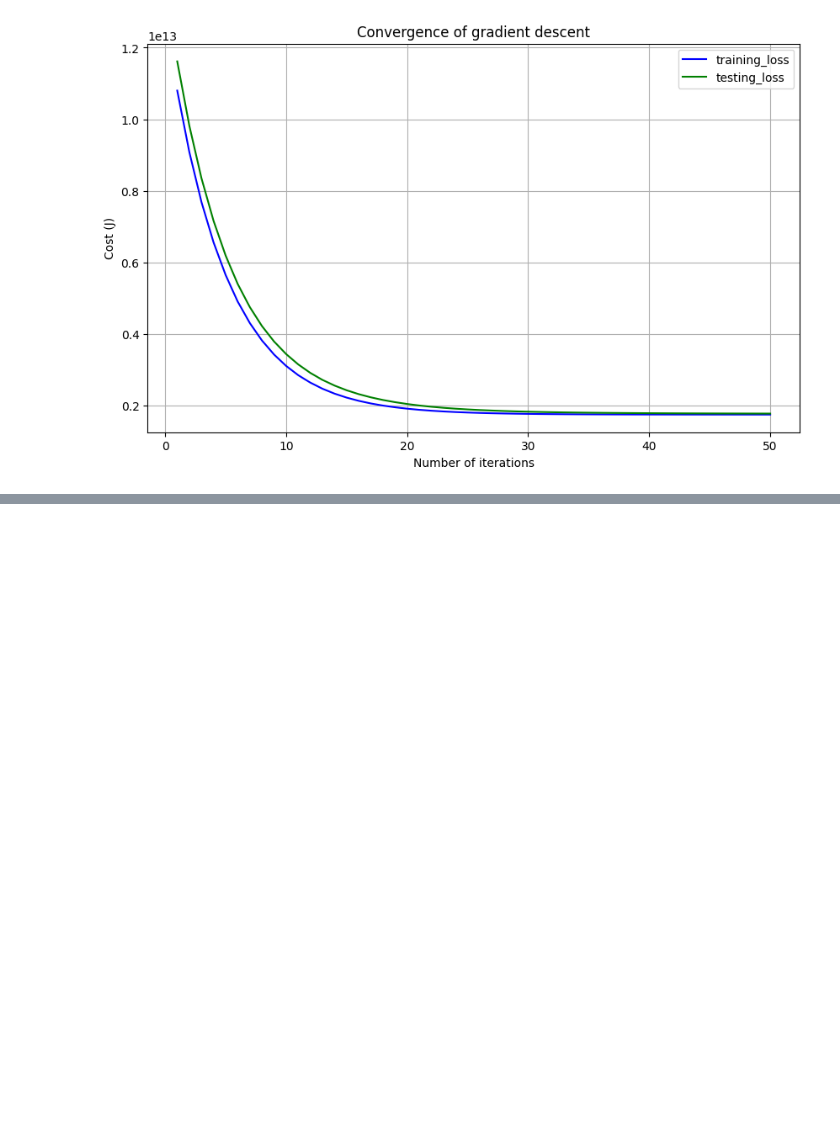
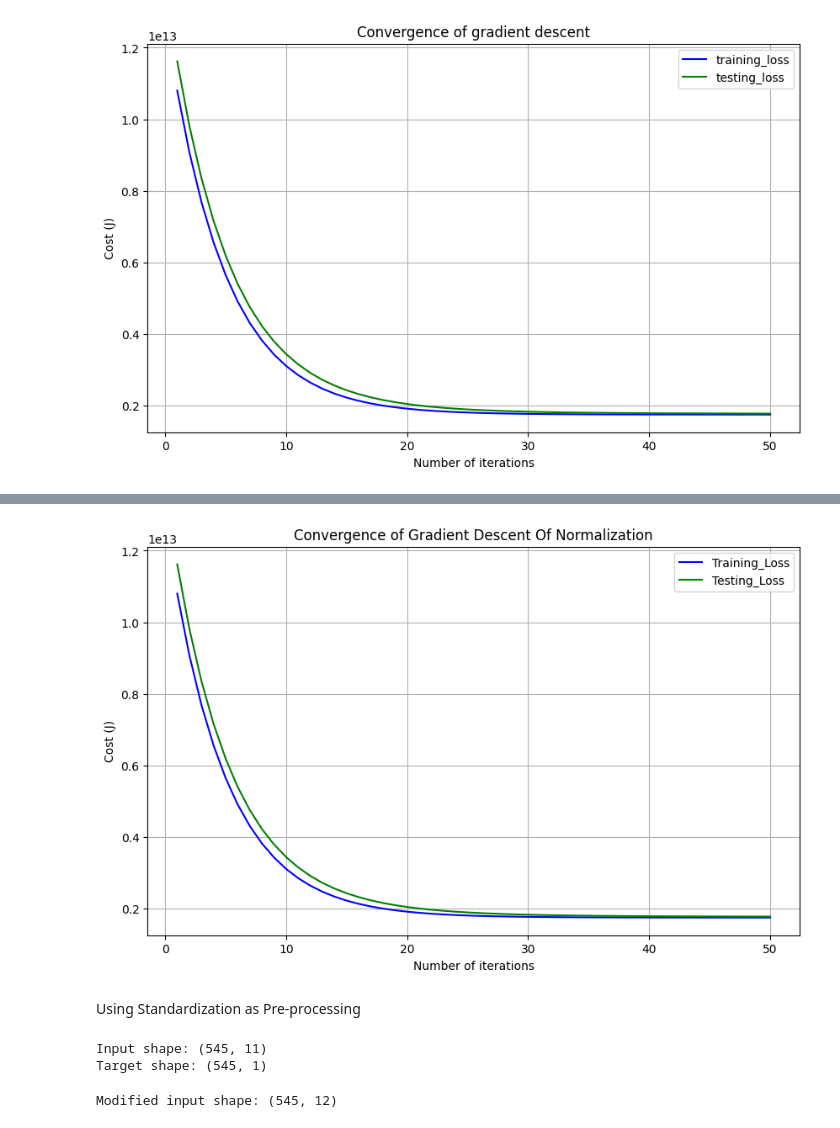
Before and after one commit to thanhnguyen031/Intro-Machine-Learning-4105, a Jupyter notebook: Assignment-2/Assignment2.ipynb, the cells around one changed output, grey strips where cells are left out. Cells and saved outputs as stored; diff of their text form; code cells hidden in the pictures; blank space fills up the shorter version.

```diff
--- a/Assignment-2/Assignment2.ipynb
+++ b/Assignment-2/Assignment2.ipynb
@@ -673,0 +556,14 @@ plt.show()
+# %%
+# Split data into training and test sets
+X_train, X_test, y_train, y_test = train_test_split(
+    inputs, targets, test_size=0.20, random_state=9
+)
+# %%
+# Set number of epochs
+n_epochs = 50
+
+# Run gradient descent
+thetas, train_cost_history, test_cost_history = gradient_descent(
+    X_train, y_train, X_test, y_test,
+    n_epochs=n_epochs, lr=0.1
+)
@@ -673,0 +613,42 @@ plt.show()
+# %%
+plt.plot(range(1, n_epochs + 1), train_cost_history, color='blue', label='Training_Loss')
+plt.plot(range(1, n_epochs + 1), test_cost_history, color='green', label='Testing_Loss')
+plt.rcParams["figure.figsize"] = (10, 6)
+plt.grid()
+plt.xlabel('Number of iterations')
+plt.ylabel('Cost (J)')
+plt.title('Convergence of Gradient Descent Of Normalization')
+plt.legend()
+plt.show()
+# %% [output]
+[figure, added]
+# %% [markdown]
+Using Standardization as Pre-processing
+# %%
+# Select relevant columns including target
+num_vars = [
+    'area', 'bedrooms', 'bathrooms', 'stories', 'mainroad',
+    'guestroom', 'basement', 'hotwaterheating', 'airconditioning',
+    'parking', 'prefarea', 'price'
+]
+
+# Extract selected data
+data = df[num_vars]
+target_column = 'price'
+
+# Separate inputs and targets
+inputs = data.drop(columns=[target_column]).to_numpy()
+targets = data[[target_column]].to_numpy()
+
+# Display shapes
+print("Input shape:", inputs.shape)
+print("Target shape:", targets.shape)
+# %% [output]
+Input shape: (545, 11)
+Target shape: (545, 1)
+# %%
+# Apply bias or other input modifications
+inputs = get_modified_inputs(inputs)
+print("Modified input shape:", inputs.shape)
+# %% [output]
+Modified input shape: (545, 12)
```
Also changed, not shown: parts of 88 cells of this notebook, 2 other files.
